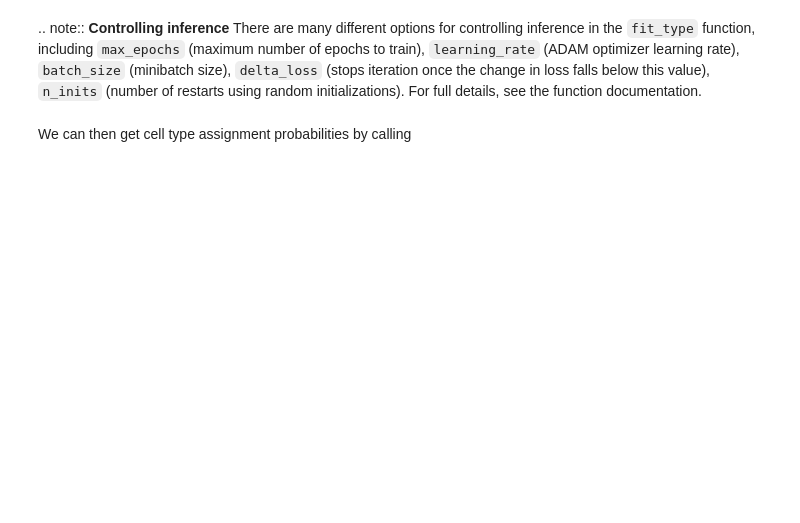
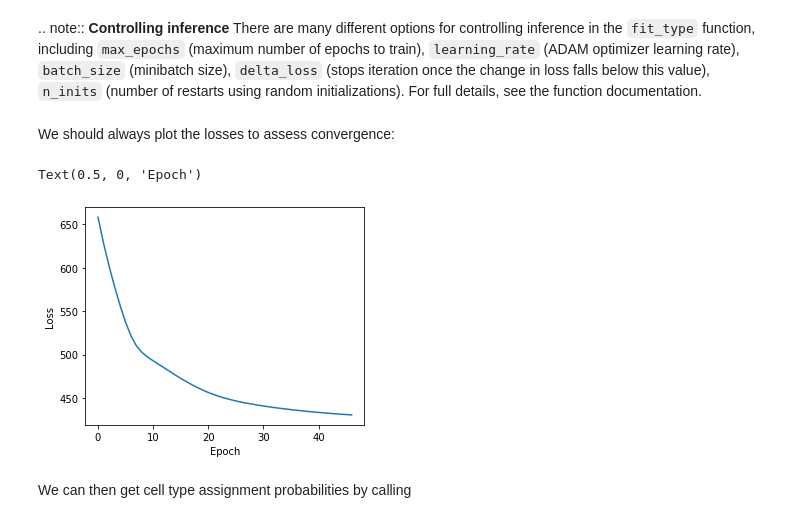
Before and after one commit to camlab-bioml/astir, a Jupyter notebook: docs/tutorials/notebooks/getting_started.ipynb, the cells around one changed output. Saved outputs shown, nothing was run; the diff lists cells and outputs as text; code cells hidden in the pictures; blank space fills up the shorter version.

```diff
--- a/docs/tutorials/notebooks/getting_started.ipynb
+++ b/docs/tutorials/notebooks/getting_started.ipynb
@@ -88,6 +95,16 @@ Done!
     `delta_loss` (stops iteration once the change in loss falls below this value),
     `n_inits` (number of restarts using random initializations).
     For full details, see the function documentation.
+# %% [markdown]
+We should always plot the losses to assess convergence:
+# %%
+plt.figure(figsize=(5,4))
+plt.plot(np.arange(len(ast.get_type_losses())), ast.get_type_losses())
+plt.ylabel("Loss")
+plt.xlabel("Epoch")
+# %% [output]
+Text(0.5, 0, 'Epoch')
+[figure, added]
 # %% [markdown]
 We can then get cell type assignment probabilities by calling
 # %%
```
Also changed, not shown: parts of 17 cells of this notebook, 3 other files.
